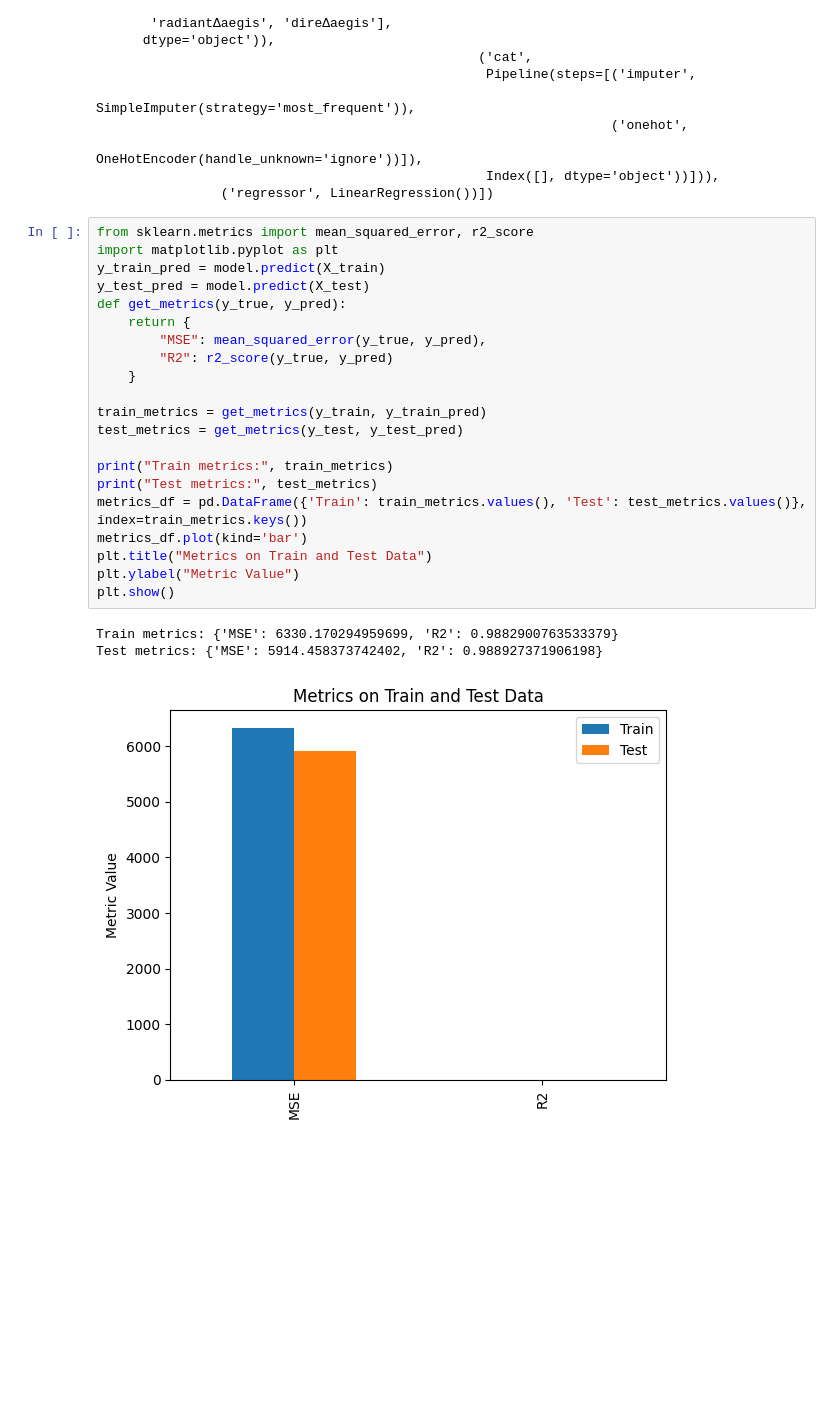
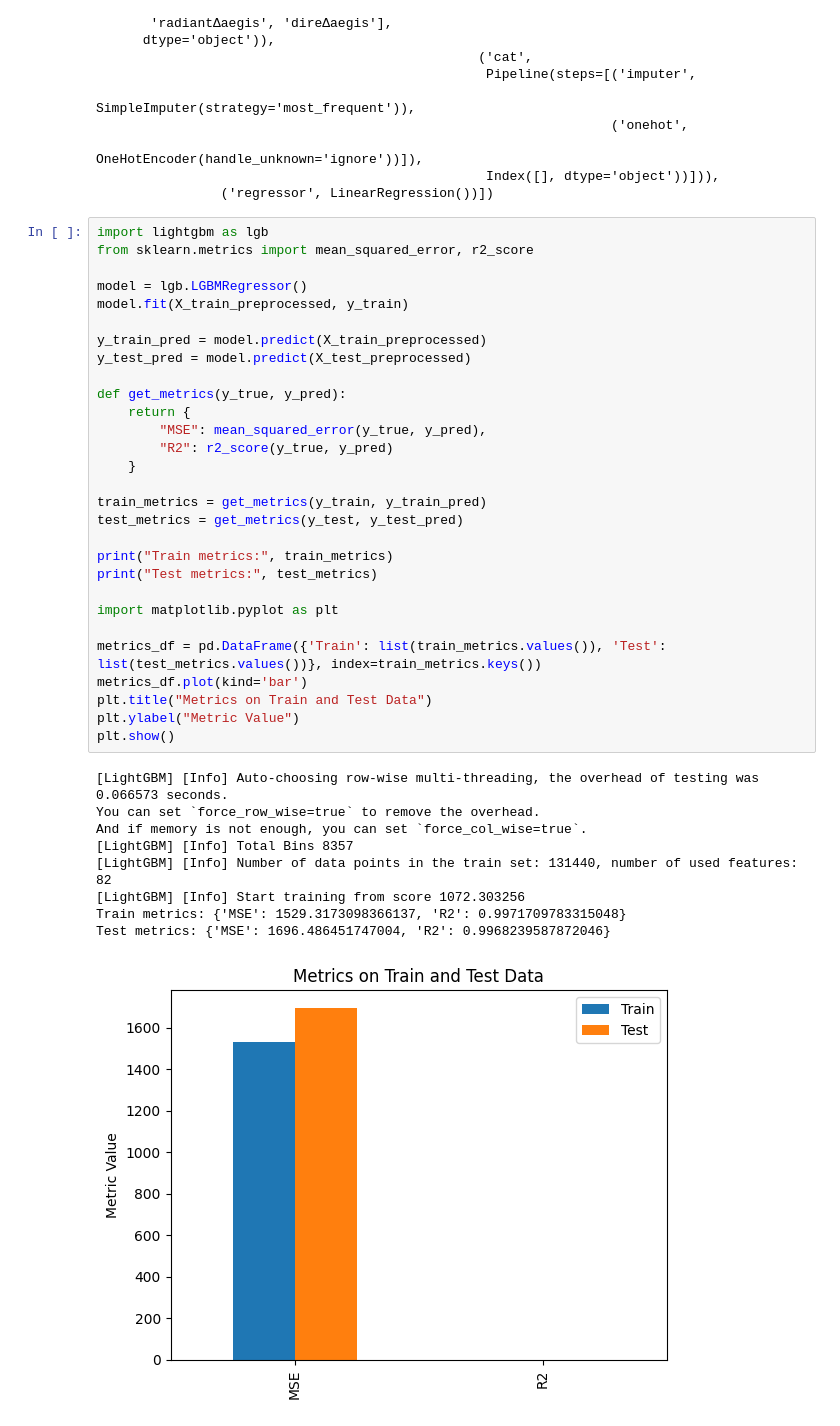
Before and after one commit to HromovAndrey/II_Homework_mood_3_part_4, a Jupyter notebook: notebook7960feba0c.ipynb, the cells around one changed output. Cells and saved outputs as stored; diff of their text form; blank space fills up the shorter version.

```diff
--- a/notebook7960feba0c.ipynb
+++ b/notebook7960feba0c.ipynb
@@ -114,30 +114,44 @@ Pipeline(steps=[('preprocessor',
                                                   Index([], dtype='object'))])),
                 ('regressor', LinearRegression())])
 # %%
+import lightgbm as lgb
 from sklearn.metrics import mean_squared_error, r2_score
-import matplotlib.pyplot as plt
-y_train_pred = model.predict(X_train)
-y_test_pred = model.predict(X_test)
+
+model = lgb.LGBMRegressor()
+model.fit(X_train_preprocessed, y_train)
+
+y_train_pred = model.predict(X_train_preprocessed)
+y_test_pred = model.predict(X_test_preprocessed)
+
 def get_metrics(y_true, y_pred):
     return {
         "MSE": mean_squared_error(y_true, y_pred),
         "R2": r2_score(y_true, y_pred)
     }
 
 train_metrics = get_metrics(y_train, y_train_pred)
 test_metrics = get_metrics(y_test, y_test_pred)
 
 print("Train metrics:", train_metrics)
 print("Test metrics:", test_metrics)
-metrics_df = pd.DataFrame({'Train': train_metrics.values(), 'Test': test_metrics.values()}, index=train_metrics.keys())
+
+import matplotlib.pyplot as plt
+
+metrics_df = pd.DataFrame({'Train': list(train_metrics.values()), 'Test': list(test_metrics.values())}, index=train_metrics.keys())
 metrics_df.plot(kind='bar')
 plt.title("Metrics on Train and Test Data")
 plt.ylabel("Metric Value")
 plt.show()
 # %% [output]
-Train metrics: {'MSE': 6330.170294959699, 'R2': 0.9882900763533379}
-Test metrics: {'MSE': 5914.458373742402, 'R2': 0.988927371906198}
+[LightGBM] [Info] Auto-choosing row-wise multi-threading, the overhead of testing was 0.066573 seconds.
+You can set `force_row_wise=true` to remove the overhead.
+And if memory is not enough, you can set `force_col_wise=true`.
+[LightGBM] [Info] Total Bins 8357
+[LightGBM] [Info] Number of data points in the train set: 131440, number of used features: 82
+[LightGBM] [Info] Start training from score 1072.303256
+Train metrics: {'MSE': 1529.3173098366137, 'R2': 0.9971709783315048}
+Test metrics: {'MSE': 1696.486451747004, 'R2': 0.9968239587872046}
-[figure, old version]
+[figure, new version]
 # %%
 import joblib
 joblib.dump(model, 'dota2_match_duration_model.pkl')
```
Also changed, not shown: parts of 1 cell of this notebook.
